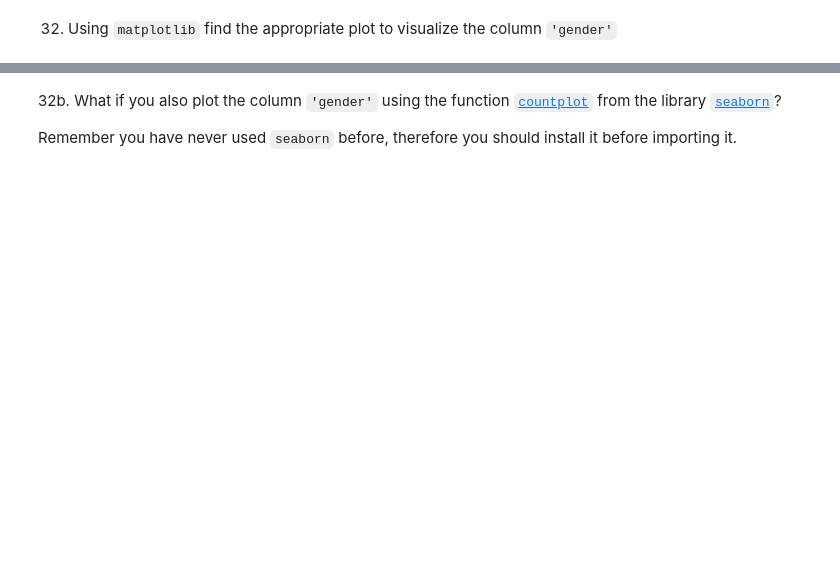
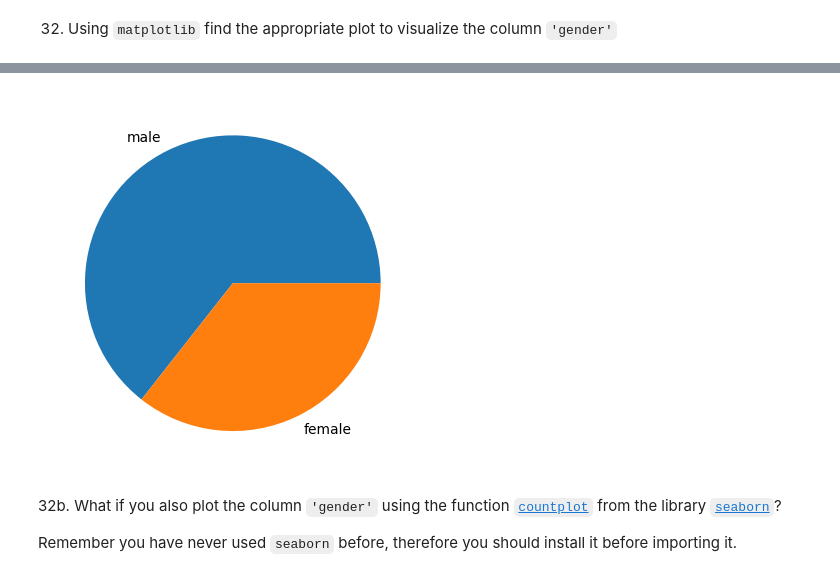
Before and after one commit to angelrodnah/2309_dsft_thebridge, a Jupyter notebook: 2-Data_Analysis/2-Pandas/Practica/7-Titanic/Titanic-exercise.ipynb, the cells around one changed output, grey strips where cells are left out. Cells and saved outputs as stored; diff of their text form; code cells hidden in the pictures; blank space fills up the shorter version.

```diff
--- a/2-Data_Analysis/2-Pandas/Practica/7-Titanic/Titanic-exercise.ipynb
+++ b/2-Data_Analysis/2-Pandas/Practica/7-Titanic/Titanic-exercise.ipynb
@@ -101,3 +685,7 @@ Hint: There were two people with the same name, who?
+# %%
+plt.pie(titanic['gender'].value_counts(), labels=['male','female']);
+# %% [output]
+[figure, added]
 # %% [markdown]
 32b. What if you also plot the column `'gender'` using the function [`countplot`](https://seaborn.pydata.org/generated/seaborn.countplot.html) from the library [`seaborn`](https://seaborn.pydata.org/)?
 
```
Also changed, not shown: parts of 72 cells of this notebook.
